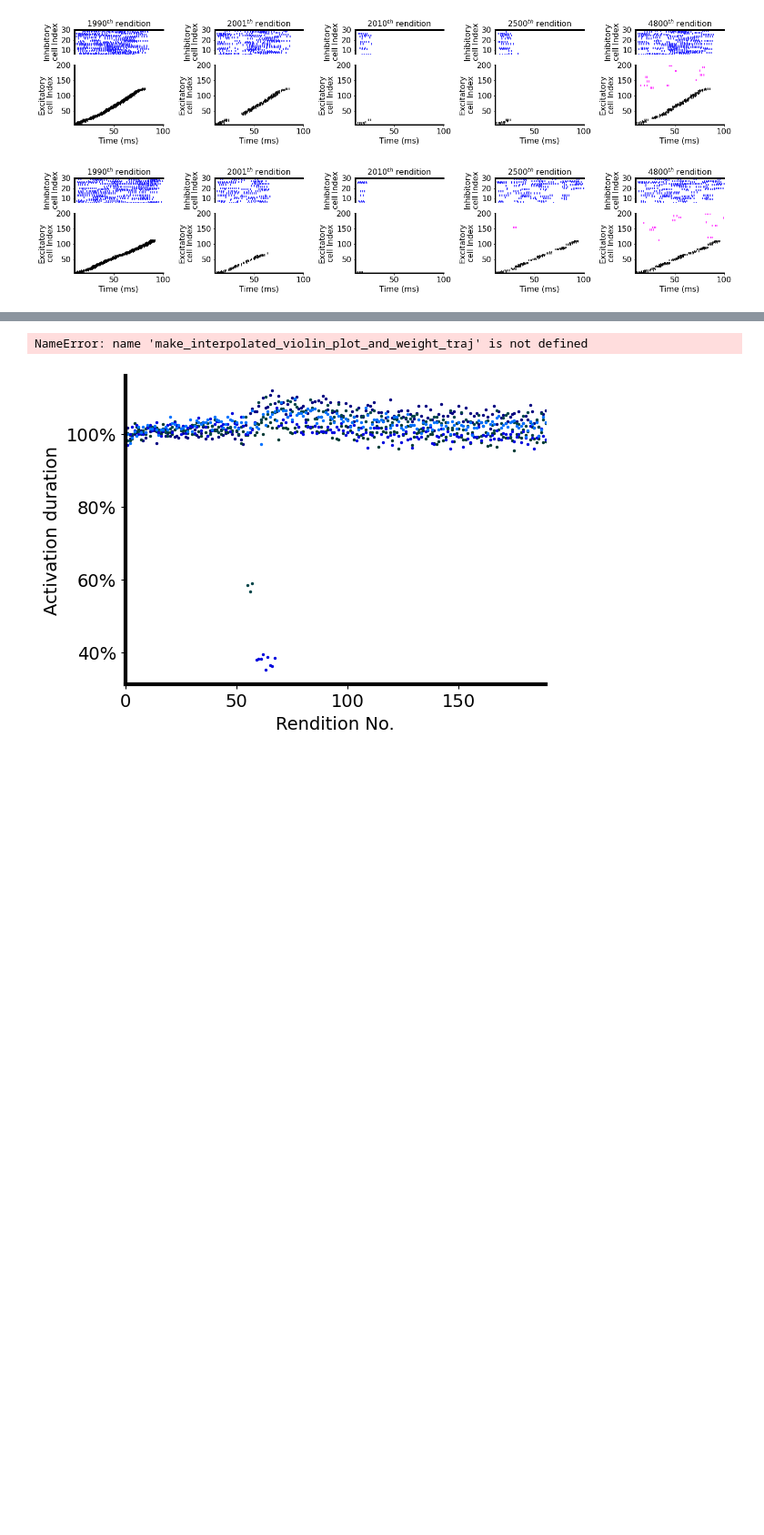
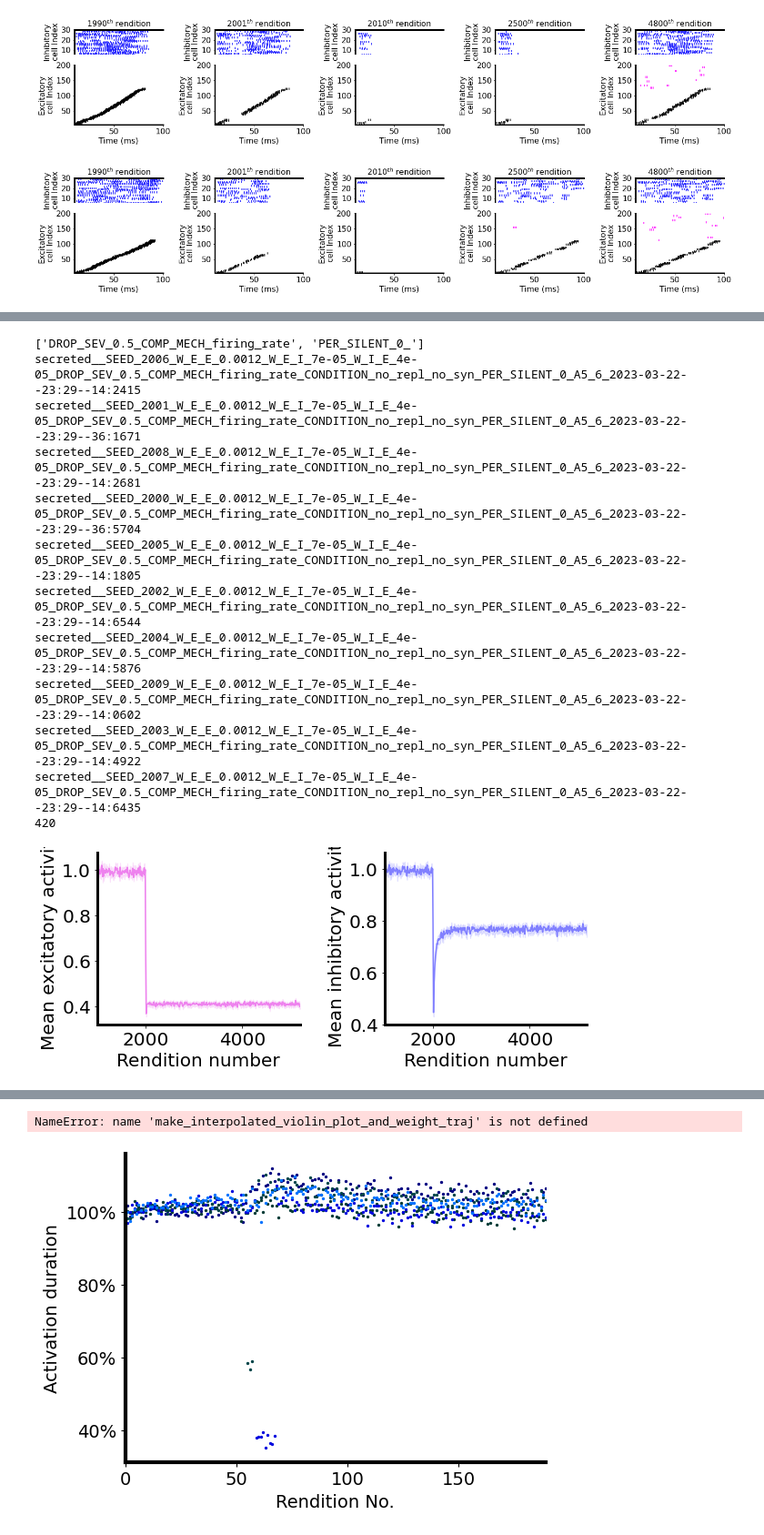
Before and after one commit to davidgbe/spiking_sequence, a Jupyter notebook: spiking_network_model_22_12_13/nb.ipynb, the cells around one changed output, grey strips where cells are left out. Shown at 91% size. Drawn from its saved outputs; the diff is of its cells as text; code cells hidden in the pictures; blank space fills up the shorter version.

```diff
--- a/spiking_network_model_22_12_13/nb.ipynb
+++ b/spiking_network_model_22_12_13/nb.ipynb
@@ -684,0 +695,21 @@ def make_total_activity_plot(names, labels, condition_colors, n_excs=[450], file
+# %%
+make_total_activity_plot([
+    ['DROP_SEV_0.5_COMP_MECH_firing_rate', 'PER_SILENT_0_'],
+],
+    ['1', '2', '3'], color_sets, n_excs=[200, 200, 200], ylim1=None, ylim2=None,
+    ylabel1=None, ylabel2=None, timepoints=np.arange(1000, 5200, 10), offsets=[1990, 1990, 1990], vertical_spacing=0.,
+    tick_right=False, legend=True)
+# %% [output]
+['DROP_SEV_0.5_COMP_MECH_firing_rate', 'PER_SILENT_0_']
+secreted__SEED_2006_W_E_E_0.0012_W_E_I_7e-05_W_I_E_4e-05_DROP_SEV_0.5_COMP_MECH_firing_rate_CONDITION_no_repl_no_syn_PER_SILENT_0_A5_6_2023-03-22--23:29--14:2415
+secreted__SEED_2001_W_E_E_0.0012_W_E_I_7e-05_W_I_E_4e-05_DROP_SEV_0.5_COMP_MECH_firing_rate_CONDITION_no_repl_no_syn_PER_SILENT_0_A5_6_2023-03-22--23:29--36:1671
+secreted__SEED_2008_W_E_E_0.0012_W_E_I_7e-05_W_I_E_4e-05_DROP_SEV_0.5_COMP_MECH_firing_rate_CONDITION_no_repl_no_syn_PER_SILENT_0_A5_6_2023-03-22--23:29--14:2681
+secreted__SEED_2000_W_E_E_0.0012_W_E_I_7e-05_W_I_E_4e-05_DROP_SEV_0.5_COMP_MECH_firing_rate_CONDITION_no_repl_no_syn_PER_SILENT_0_A5_6_2023-03-22--23:29--36:5704
+secreted__SEED_2005_W_E_E_0.0012_W_E_I_7e-05_W_I_E_4e-05_DROP_SEV_0.5_COMP_MECH_firing_rate_CONDITION_no_repl_no_syn_PER_SILENT_0_A5_6_2023-03-22--23:29--14:1805
+secreted__SEED_2002_W_E_E_0.0012_W_E_I_7e-05_W_I_E_4e-05_DROP_SEV_0.5_COMP_MECH_firing_rate_CONDITION_no_repl_no_syn_PER_SILENT_0_A5_6_2023-03-22--23:29--14:6544
+secreted__SEED_2004_W_E_E_0.0012_W_E_I_7e-05_W_I_E_4e-05_DROP_SEV_0.5_COMP_MECH_firing_rate_CONDITION_no_repl_no_syn_PER_SILENT_0_A5_6_2023-03-22--23:29--14:5876
+secreted__SEED_2009_W_E_E_0.0012_W_E_I_7e-05_W_I_E_4e-05_DROP_SEV_0.5_COMP_MECH_firing_rate_CONDITION_no_repl_no_syn_PER_SILENT_0_A5_6_2023-03-22--23:29--14:0602
+secreted__SEED_2003_W_E_E_0.0012_W_E_I_7e-05_W_I_E_4e-05_DROP_SEV_0.5_COMP_MECH_firing_rate_CONDITION_no_repl_no_syn_PER_SILENT_0_A5_6_2023-03-22--23:29--14:4922
+secreted__SEED_2007_W_E_E_0.0012_W_E_I_7e-05_W_I_E_4e-05_DROP_SEV_0.5_COMP_MECH_firing_rate_CONDITION_no_repl_no_syn_PER_SILENT_0_A5_6_2023-03-22--23:29--14:6435
+420
+[figure, added]
```
Also changed, not shown: parts of 8 cells of this notebook, 2 other files.
